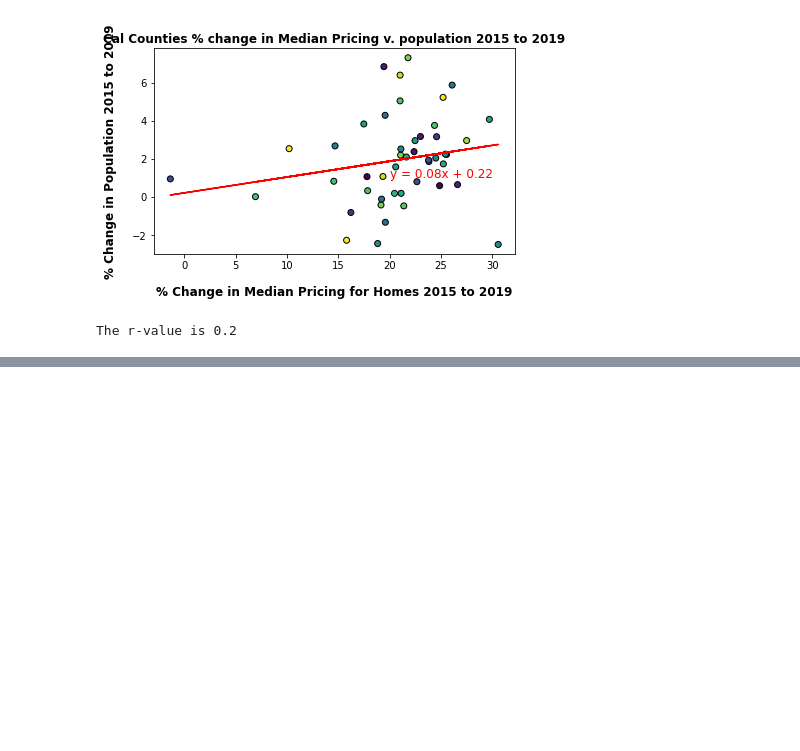
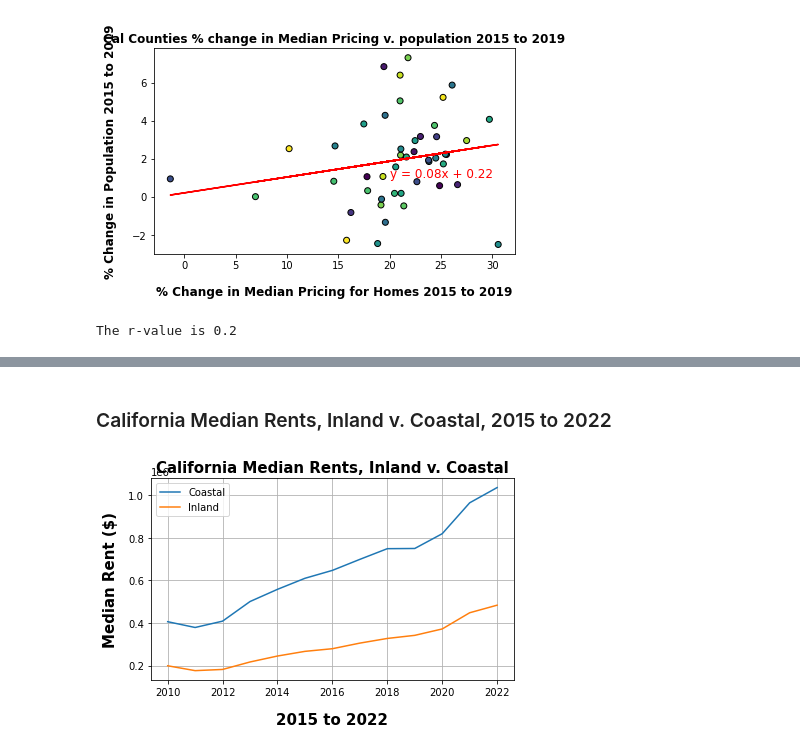
Before and after one commit to davidixonn/CaliforniaDreaming, a Jupyter notebook: Median_Housing_Data_FINAL.ipynb, the cells around one changed output, grey strips where cells are left out. Cells and saved outputs as stored; diff of their text form; code cells hidden in the pictures; blank space fills up the shorter version.

```diff
--- a/Median_Housing_Data_FINAL.ipynb
+++ b/Median_Housing_Data_FINAL.ipynb
@@ -9,7 +9,7 @@ import numpy as np
 import scipy.stats as st
 # %%
 # create path to csv files needed
-median_detached_homes = pd.read_csv(r"C:\Users\Louie\uci\project1\resources\Median_HSNG_DRAFT.csv")
+median_detached_homes = pd.read_csv(r"C:\Users\Louie\uci\project1\resources\Median_HSNG_FINALcsv")
 # %%
 housing_df = pd.DataFrame(median_detached_homes)
 #for row in housing_df.index:
@@ -251,0 +280,18 @@ The r-value is 0.2
+# %%
+# Transpose the data frame in order to group the data by year for Coastal/Inland chart
+
+trans_avg_rents = avg_rents_east_west.transpose()
+trans_reset = trans_avg_rents.reset_index()
+date_split = trans_reset['index'].str.split(pat='/')
+rent_year = []
+for x in date_split:
+    rent_year.append(x[2])
+new_df = pd.DataFrame([rent_year, trans_avg_rents['Coastal   '], trans_avg_rents['Inland    ']])
+new_df_tran = new_df.transpose().astype(int)
+rents_chart_df = new_df_tran.rename(columns= {0: 'Year',
+                                              1: 'Coastal',
+                                              2: 'Inland'
+ })
+rents_chart_df.dtypes
+rents_chart_east_west = rents_chart_df.groupby(rents_chart_df['Year']).mean()
+rents_chart_east_west
@@ -251,0 +349,19 @@ The r-value is 0.2
+# %% [markdown]
+### California Median Rents, Inland v. Coastal, 2015 to 2022
+# %%
+# Create line chart showing change in median rents for coastal vs. inland counties in California for 2015 to 2022
+
+font = {'weight': 'bold', 'size': '15'}
+plt.figure(3)
+plt.subplot(111)
+plt.plot(rents_chart_east_west)
+plt.title('California Median Rents, Inland v. Coastal', fontdict= font)
+plt.legend(['Coastal', 'Inland'])
+plt.xlabel('2015 to 2022', labelpad=15, fontdict= font)
+plt.ylabel('Median Rent ($)', labelpad=10, fontdict= font)
+plt.grid(x)
+plt.tight_layout()
+plt.savefig('output/cal_mdnpricing_coast_inland.png')
+plt.show()
+# %% [output]
+[figure, added]
```
Also changed, not shown: parts of 7 cells of this notebook.
